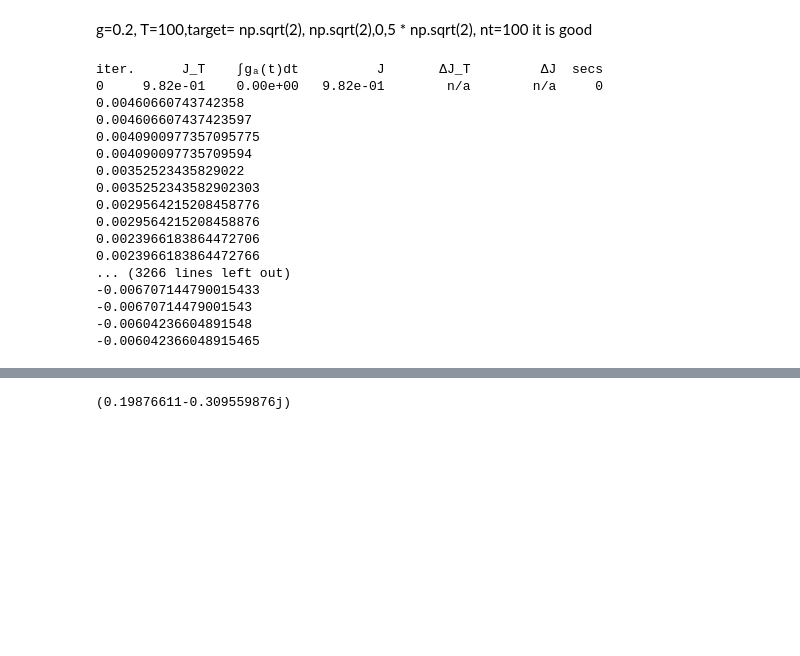
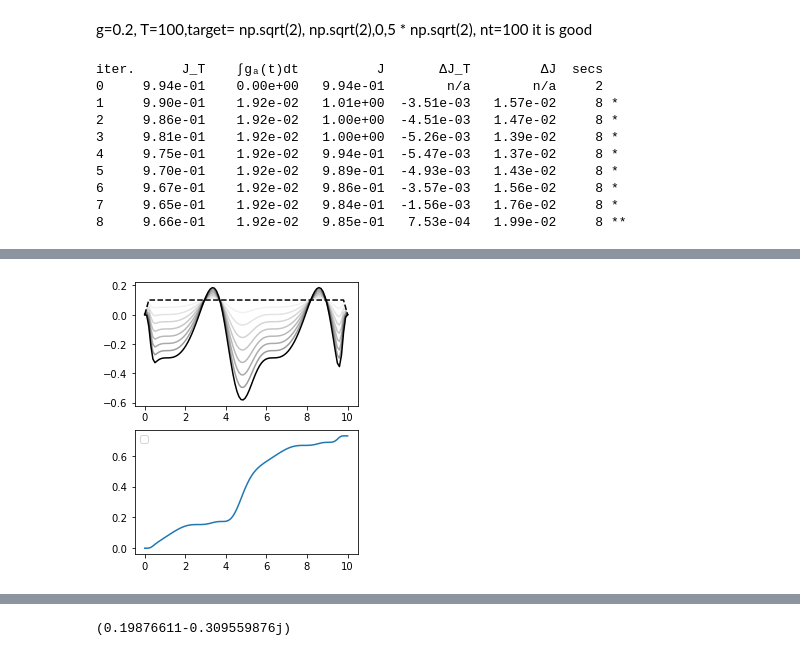
Before and after one commit to gsuarezr/krotov, a Jupyter notebook: Gaussian.ipynb, the cells around one changed output, grey strips where cells are left out. Drawn from its saved outputs; the diff is of its cells as text; code cells hidden in the pictures; blank space fills up the shorter version.

```diff
--- a/Gaussian.ipynb
+++ b/Gaussian.ipynb
@@ -61,12 +61,12 @@ Hde=dill.load(open("H_de","rb"))
 g=0.2, T=100,target= np.sqrt(2), np.sqrt(2),0,5 * np.sqrt(2), nt=100 it is good
 # %%
 omega=1
-ampl0=0.01
+ampl0=0.1
 #T=8
-mu=0.05
+mu=0.5
 g=0.2*omega
 #ampl0=1
-T=5
+T=10
 nt=100
 tlist = np.linspace(0,T, nt)
 def hamiltonian(omega, ampl0, mu,g):
@@ -88,7 +88,7 @@ def hamiltonian(omega, ampl0, mu,g):
               t, t_start=0, t_stop=T, t_rise=0.005, func="blackman"
           )
 
-      return [HA, [H2, guess_control], [H1, guess_control]]
+      return [HA, [H1, guess_control], [H2, guess_control]]
 def S(t):
     """Shape function for the field update"""
     return krotov.shapes.flattop(
@@ -155,7 +155,7 @@ def plot_iterations(opt_result):
 
 H = hamiltonian(omega,ampl0,mu,g)
 pulse_options = {
-    H[1][1]: dict(lambda_a=0.01, update_shape=S),
+    H[1][1]: dict(lambda_a=1, update_shape=S),
 
 
 }
@@ -189,19 +189,12 @@ opt_result = krotov.optimize_pulses(
 plot_iterations(opt_result)
 # %% [output]
 iter.      J_T    ∫gₐ(t)dt          J       ΔJ_T         ΔJ  secs
-0     9.82e-01    0.00e+00   9.82e-01        n/a        n/a     0
-0.00460660743742358
-0.004606607437423597
-0.0040900977357095775
-0.004090097735709594
-0.00352523435829022
-0.0035252343582902303
-0.0029564215208458776
-0.0029564215208458876
-0.0023966183864472706
-0.0023966183864472766
-... (3266 lines left out)
--0.006707144790015433
--0.00670714479001543
--0.00604236604891548
--0.006042366048915465
+0     9.94e-01    0.00e+00   9.94e-01        n/a        n/a     2
+1     9.90e-01    1.92e-02   1.01e+00  -3.51e-03   1.57e-02     8 *
+2     9.86e-01    1.92e-02   1.00e+00  -4.51e-03   1.47e-02     8 *
+3     9.81e-01    1.92e-02   1.00e+00  -5.26e-03   1.39e-02     8 *
+4     9.75e-01    1.92e-02   9.94e-01  -5.47e-03   1.37e-02     8 *
+5     9.70e-01    1.92e-02   9.89e-01  -4.93e-03   1.43e-02     8 *
+6     9.67e-01    1.92e-02   9.86e-01  -3.57e-03   1.56e-02     8 *
+7     9.65e-01    1.92e-02   9.84e-01  -1.56e-03   1.76e-02     8 *
+8     9.66e-01    1.92e-02   9.85e-01   7.53e-04   1.99e-02     8 **
@@ -207,0 +202 @@ iter.      J_T    ∫gₐ(t)dt          J       ΔJ_T         ΔJ  secs
+[figure, added]
```
Also changed, not shown: parts of 7 cells of this notebook, 2 other files.
